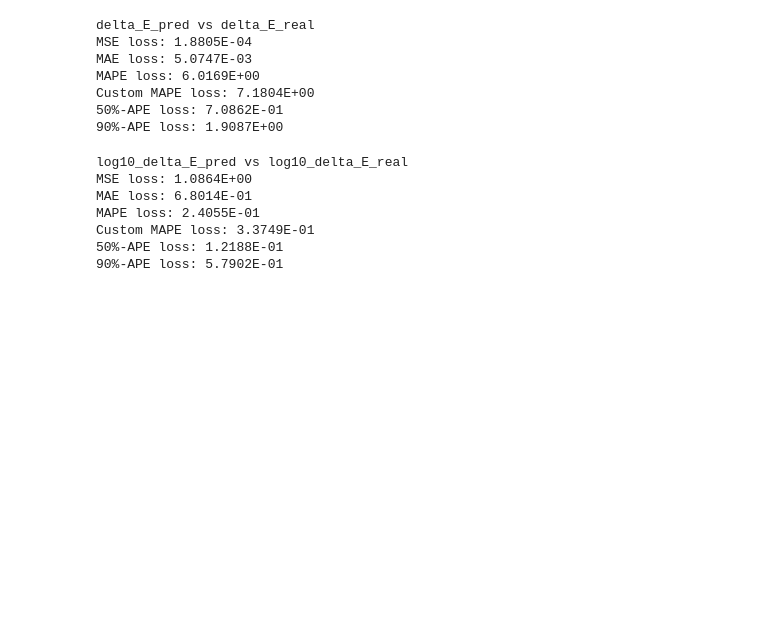
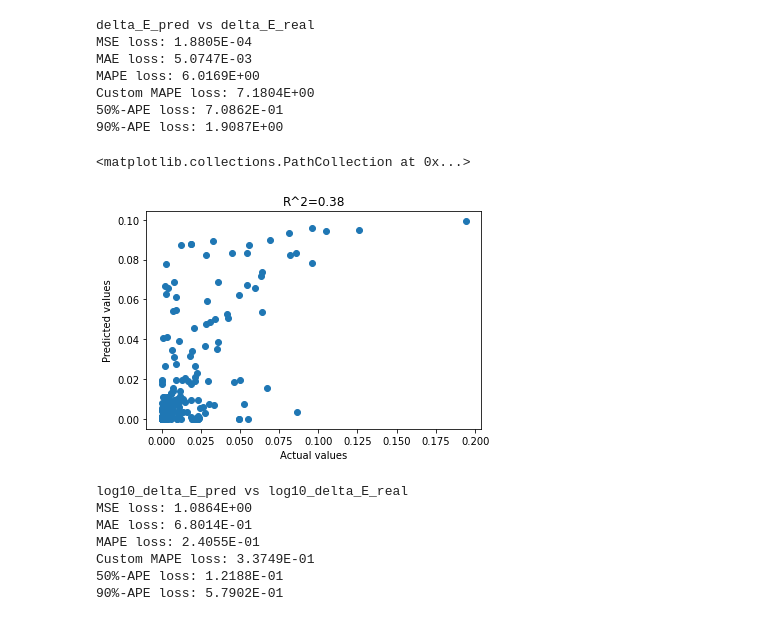
Before and after one commit to CS-433/ml-project-2-aiidalearn, a Jupyter notebook: code/optimization/results.ipynb, the cells around one changed output. Drawn from its saved outputs; the diff is of its cells as text; code cells hidden in the pictures; blank space fills up the shorter version.

Commit message:
Add plots in optimization analysis notebook

```diff
--- a/code/optimization/results.ipynb
+++ b/code/optimization/results.ipynb
@@ -216,6 +217,14 @@ MAPE loss: 6.0169E+00
 Custom MAPE loss: 7.1804E+00
 50%-APE loss: 7.0862E-01
 90%-APE loss: 1.9087E+00
+# %%
+plt.xlabel("Actual values")
+plt.ylabel("Predicted values")
+plt.title(f"R^2={r2_score(full_df['delta_E_real'], full_df['delta_E_pred']):.2f}")
+plt.scatter(full_df['delta_E_real'], full_df['delta_E_pred'])
+# %% [output]
+<matplotlib.collections.PathCollection at 0x...>
+[figure, added]
 # %%
 print("log10_delta_E_pred vs log10_delta_E_real")
 for loss_name, loss_fn in losses:
```
Also changed, not shown: parts of 5 cells of this notebook.
